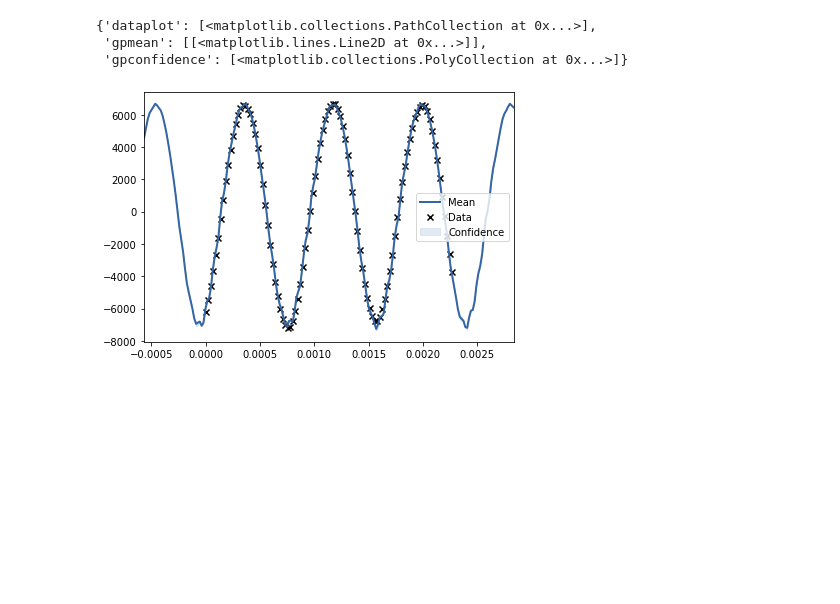
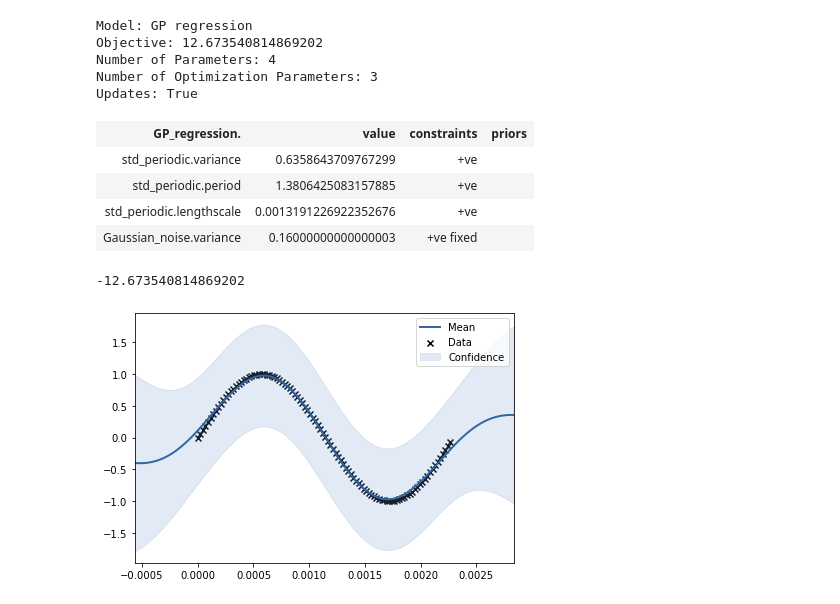
Before and after one commit to josephinecowley/Score-follower, a Jupyter notebook: GP_models/GPy_likelihood.ipynb, the cells around one changed output. Saved outputs shown, nothing was run; the diff lists cells and outputs as text; code cells hidden in the pictures; blank space fills up the shorter version.

Commit message:
feat: update MoG model

```diff
--- a/GP_models/GPy_likelihood.ipynb
+++ b/GP_models/GPy_likelihood.ipynb
@@ -70,7 +56,24 @@ Updates: True
-# %%
-gpr.plot()
-# %% [output]
-{'dataplot': [<matplotlib.collections.PathCollection at 0x...>],
- 'gpmean': [[<matplotlib.lines.Line2D at 0x...>]],
- 'gpconfidence': [<matplotlib.collections.PolyCollection at 0x...>]}
-[figure, removed]
+# %%
+
+# Run optimization
+gpr.optimize()
+
+# Display optimized parameter values
+display(gpr)
+
+gpr.plot()
+
+gpr.log_likelihood()
+# %% [output]
+Model: GP regression
+Objective: 12.673540814869202
+Number of Parameters: 4
+Number of Optimization Parameters: 3
+Updates: True
+| GP_regression. | value | constraints | priors |
+| std_periodic.variance | 0.6358643709767299 | +ve |  |
+| std_periodic.period | 1.3806425083157885 | +ve |  |
+| std_periodic.lengthscale | 0.0013191226922352676 | +ve |  |
+| Gaussian_noise.variance | 0.16000000000000003 | +ve fixed |  |
+-12.673540814869202
+[figure, added]
```
Also changed, not shown: parts of 1 cell of this notebook, 2 other files.
